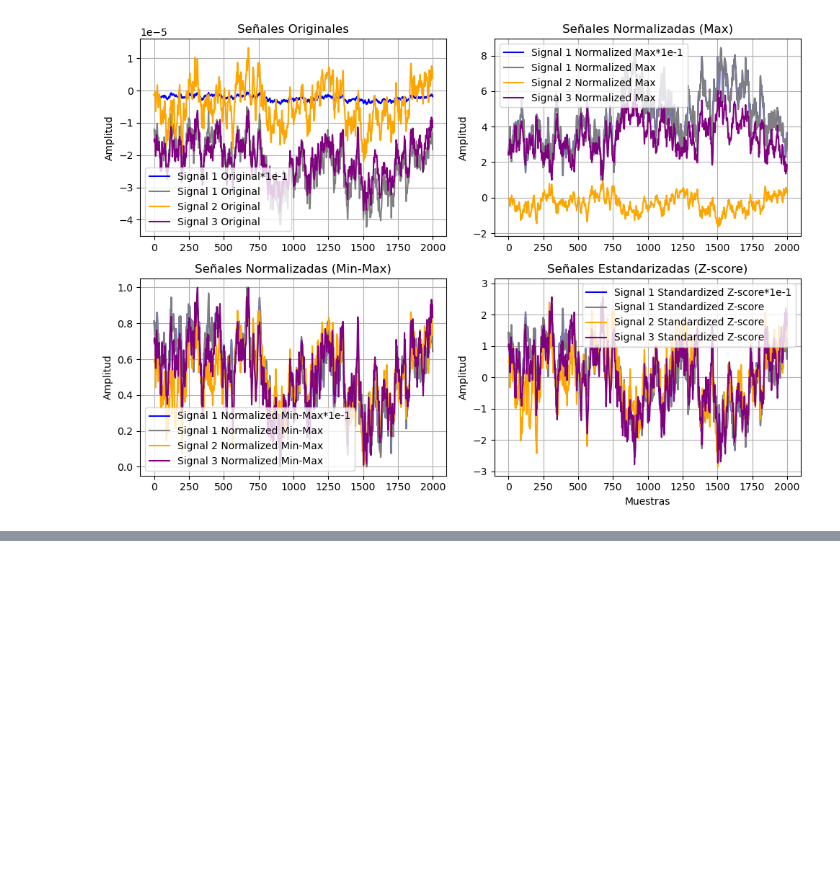
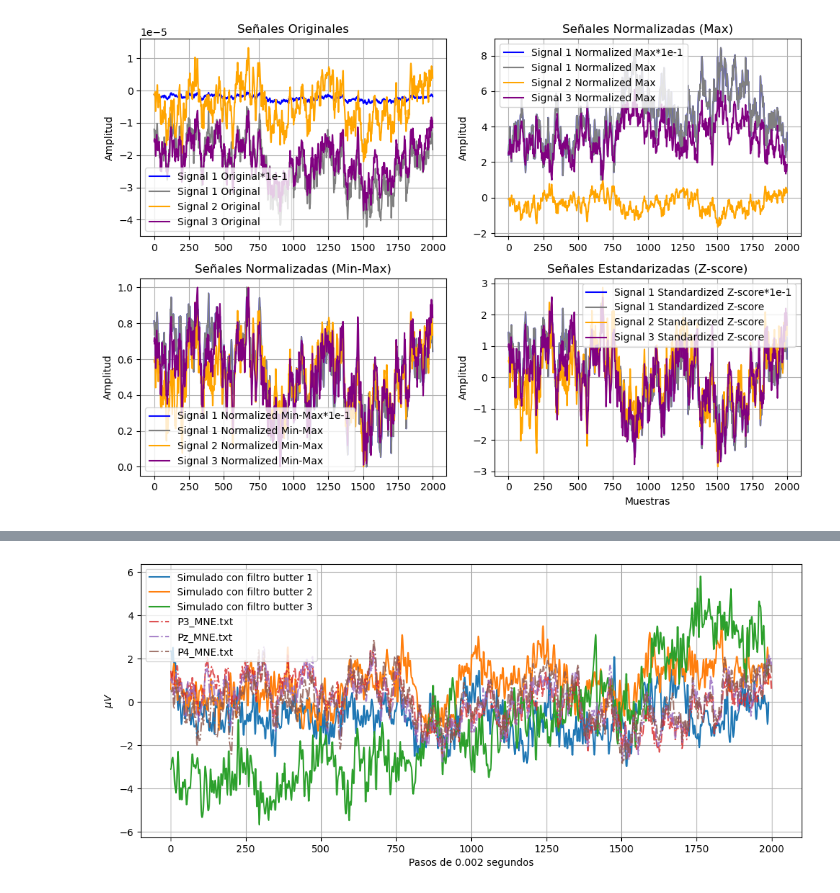
Before and after one commit to juanmillan03/Tesis-CA, a Jupyter notebook: Codigos/V5_G(NP)_python/Visual_Datos.ipynb, the cells around one changed output, grey strips where cells are left out. Cells and saved outputs as stored; diff of their text form; code cells hidden in the pictures; blank space fills up the shorter version.

```diff
--- a/Codigos/V5_G(NP)_python/Visual_Datos.ipynb
+++ b/Codigos/V5_G(NP)_python/Visual_Datos.ipynb
@@ -161,0 +292,47 @@ plt.show()
+# %%
+Params1={'L': 29, 'P': 0.3495855264639949, 'Inh': 0.4374925488997701, 'Trest': -5.413378622682971, 'Trelative': 4.30925916893512, 'C_h': 26.897198730686277, 'Tipo_red': 2}
+Params2={'L': 23, 'P': 0.660500086275713, 'Inh': 0.405158763656728, 'Trest': -3.671349112221547, 'Trelative': 4.006004660878625, 'C_h': 30.21558499348253, 'Tipo_red': 2}
+Params3={'L': 25, 'P': 0.4148189955111966, 'Inh': 0.4262532550488512, 'Trest': -5.270919148242732, 'Trelative': 4.209213628187163, 'C_h': 36.51419999094965, 'Tipo_red': 2}
+Params4={'L': 28, 'P': 0.5812428715637251, 'Inh': 0.4238699356308374, 'Trest': -6.558724403361475, 'Trelative': 3.2790746635194914, 'C_h': 30.354073554280575, 'Tipo_red': 2}
+Params5={'L': 20, 'P': 0.43162606528855435, 'Inh': 0.40414637271625814, 'Trest': -4.611032740379658, 'Trelative': 4.473819314555113, 'C_h': 31.482186204611963, 'Tipo_red': 2}
+
+initial_params1 = [Params1["L"], Params1["P"],Params1["Inh"], Params1["Trest"],Params1["Trelative"], Params1["C_h"] ,8030, Params1["Tipo_red"]]
+initial_params2 = [Params2["L"], Params2["P"],Params2["Inh"], Params2["Trest"],Params2["Trelative"], Params2["C_h"] ,8030, Params2["Tipo_red"]]
+initial_params3 = [Params3["L"], Params3["P"],Params3["Inh"], Params3["Trest"],Params3["Trelative"], Params3["C_h"] ,8030, Params3["Tipo_red"]]
+initial_params4 = [Params4["L"], Params4["P"],Params4["Inh"], Params4["Trest"],Params4["Trelative"], Params4["C_h"] ,8030, Params4["Tipo_red"]]
+initial_params5 = [Params5["L"], Params5["P"],Params5["Inh"], Params5["Trest"],Params5["Trelative"], Params5["C_h"] ,8030, Params5["Tipo_red"]]
+
+
+generated_data1 = Simulado_EGG(initial_params1)
+generated_data2 = Simulado_EGG(initial_params2)
+generated_data3 = Simulado_EGG(initial_params3)
+generated_data4 = Simulado_EGG(initial_params4)
+generated_data5 = Simulado_EGG(initial_params5)
+
+reales_total_P = Datos_reales(["P3_MNE.txt","Pz_MNE.txt","P4_MNE.txt"])
+reales_total_C = Datos_reales(["C3_MNE.txt","Cz_MNE.txt","C4_MNE.txt"])
+reales_total_F = Datos_reales(['Fp1_MNE.txt','F3_MNE.txt','Fz_MNE.txt','Fp2_MNE.txt','F4_MNE.txt'])
+# %%
+fig, ax = plt.subplots(figsize=[12, 5])
+
+#ax.plot(generated_data1["data_resample"],label="Simulado")
+ax.plot(generated_data1["butter"][10:],label="Simulado con filtro butter 1")
+ax.plot(generated_data2["butter"][10:],label="Simulado con filtro butter 2")
+ax.plot(generated_data3["butter"][10:],label="Simulado con filtro butter 3")
+# # ax.plot(generated_data4["butter"][10:],label="Simulado con filtro butter 4")
+# # ax.plot(generated_data5["butter"][10:],label="Simulado con filtro butter 2")
+
+for i in range(3):
+    ax.plot(reales_total_P["datos"][i],"-.", label=reales_total_P["Nombres"][i],alpha=0.8)
+    #ax.plot(reales_total_C["datos"][i],"-.", label=reales_total_C["Nombres"][i],alpha=0.8)
+# for i in range(7):
+#     ax.plot(reales_total_F["datos"][i],"-.", label=reales_total_F["Nombres"][i],alpha=0.8)
+
+
+plt.xlabel("Pasos de 0.002 segundos")
+plt.ylabel(r"$\mu V$")
+plt.legend()  # Esto añade una leyenda para identificar cada línea
+plt.grid()
+plt.show()  # Mostrar todos los gráficos en la misma figura
+# %% [output]
+[figure, added]
```
Also changed, not shown: parts of 6 cells of this notebook, 58 other files.
